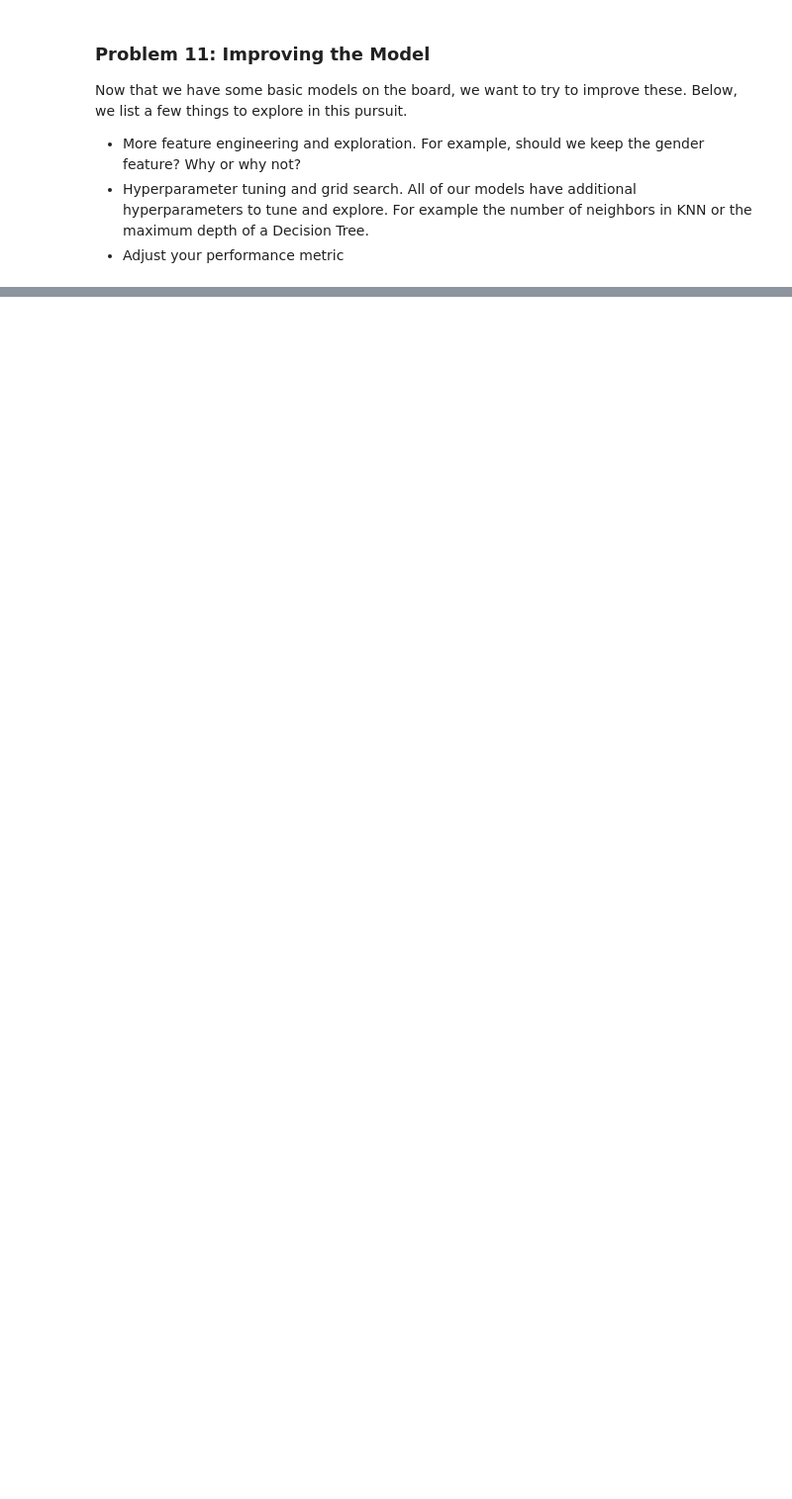
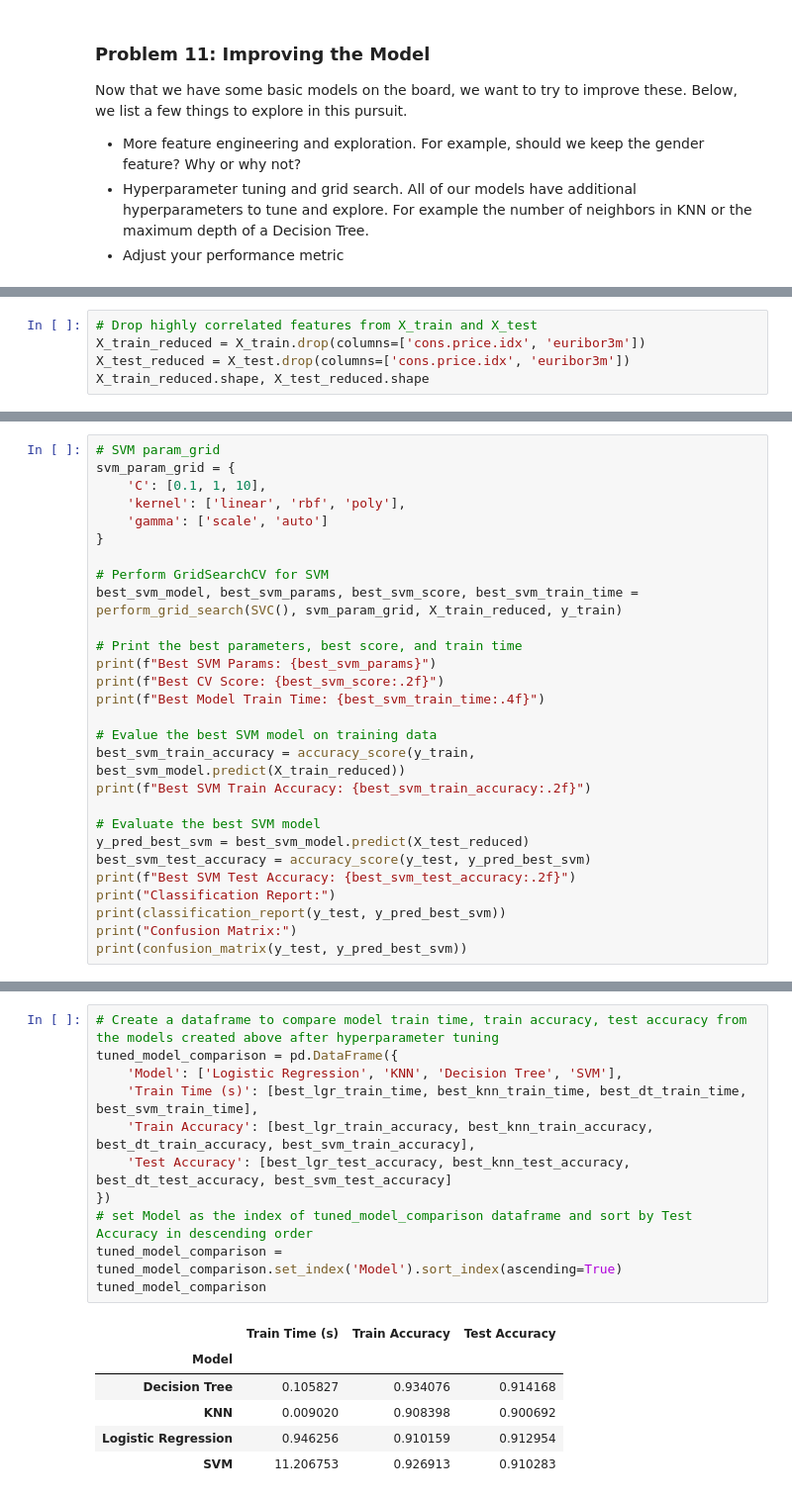
Before and after one commit to pbtrivedi/comparing-classifiers, a Jupyter notebook: comparing_classifiers.ipynb, the cells around one changed output, grey strips where cells are left out. Shown at 99% size. Cells and saved outputs as stored; diff of their text form; blank space fills up the shorter version.

```diff
--- a/comparing_classifiers.ipynb
+++ b/comparing_classifiers.ipynb
@@ -568,0 +606,5 @@ Now that we have some basic models on the board, we want to try to improve these
+# %%
+# Drop highly correlated features from X_train and X_test
+X_train_reduced = X_train.drop(columns=['cons.price.idx', 'euribor3m'])
+X_test_reduced = X_test.drop(columns=['cons.price.idx', 'euribor3m'])
+X_train_reduced.shape, X_test_reduced.shape
@@ -568,0 +775,28 @@ Now that we have some basic models on the board, we want to try to improve these
+# %%
+# SVM param_grid
+svm_param_grid = {
+    'C': [0.1, 1, 10],
+    'kernel': ['linear', 'rbf', 'poly'],
+    'gamma': ['scale', 'auto']
+}
+
+# Perform GridSearchCV for SVM
+best_svm_model, best_svm_params, best_svm_score, best_svm_train_time = perform_grid_search(SVC(), svm_param_grid, X_train_reduced, y_train)
+
+# Print the best parameters, best score, and train time
+print(f"Best SVM Params: {best_svm_params}")
+print(f"Best CV Score: {best_svm_score:.2f}")
+print(f"Best Model Train Time: {best_svm_train_time:.4f}")
+
+# Evalue the best SVM model on training data
+best_svm_train_accuracy = accuracy_score(y_train, best_svm_model.predict(X_train_reduced))
+print(f"Best SVM Train Accuracy: {best_svm_train_accuracy:.2f}")
+
+# Evaluate the best SVM model
+y_pred_best_svm = best_svm_model.predict(X_test_reduced)
+best_svm_test_accuracy = accuracy_score(y_test, y_pred_best_svm)
+print(f"Best SVM Test Accuracy: {best_svm_test_accuracy:.2f}")
+print("Classification Report:")
+print(classification_report(y_test, y_pred_best_svm))
+print("Confusion Matrix:")
+print(confusion_matrix(y_test, y_pred_best_svm))
@@ -568,0 +823,18 @@ Now that we have some basic models on the board, we want to try to improve these
+# %%
+# Create a dataframe to compare model train time, train accuracy, test accuracy from the models created above after hyperparameter tuning
+tuned_model_comparison = pd.DataFrame({
+    'Model': ['Logistic Regression', 'KNN', 'Decision Tree', 'SVM'],
+    'Train Time (s)': [best_lgr_train_time, best_knn_train_time, best_dt_train_time, best_svm_train_time],
+    'Train Accuracy': [best_lgr_train_accuracy, best_knn_train_accuracy, best_dt_train_accuracy, best_svm_train_accuracy],
+    'Test Accuracy': [best_lgr_test_accuracy, best_knn_test_accuracy, best_dt_test_accuracy, best_svm_test_accuracy]
+})
+# set Model as the index of tuned_model_comparison dataframe and sort by Test Accuracy in descending order
+tuned_model_comparison = tuned_model_comparison.set_index('Model').sort_index(ascending=True)
+tuned_model_comparison
+# %% [output]
+|  | Train Time (s) | Train Accuracy | Test Accuracy |
+| Model |  |  |  |
+| Decision Tree | 0.105827 | 0.934076 | 0.914168 |
+| KNN | 0.009020 | 0.908398 | 0.900692 |
+| Logistic Regression | 0.946256 | 0.910159 | 0.912954 |
+| SVM | 11.206753 | 0.926913 | 0.910283 |
```
Also changed, not shown: parts of 12 cells of this notebook, 3 other files.
